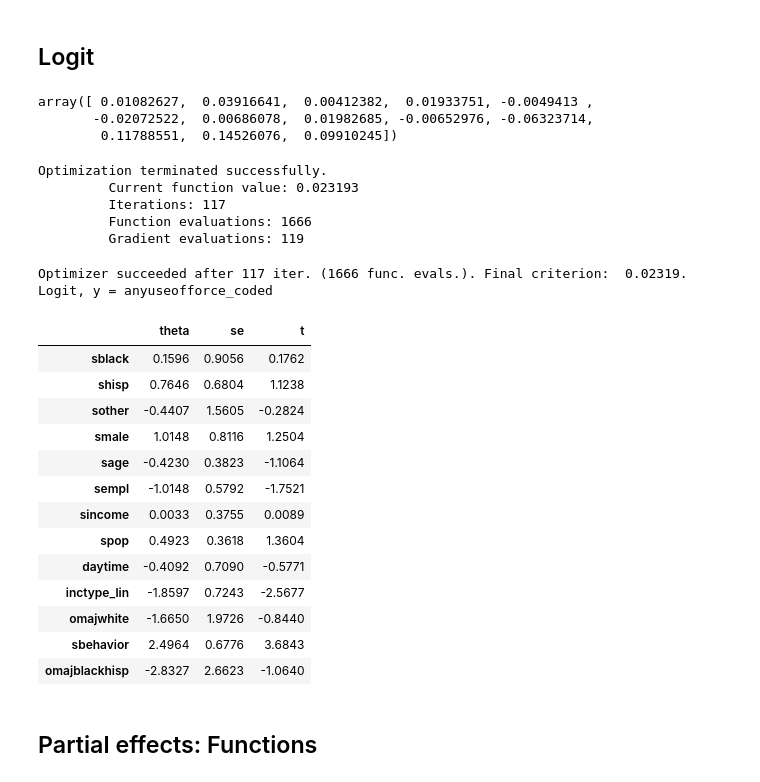
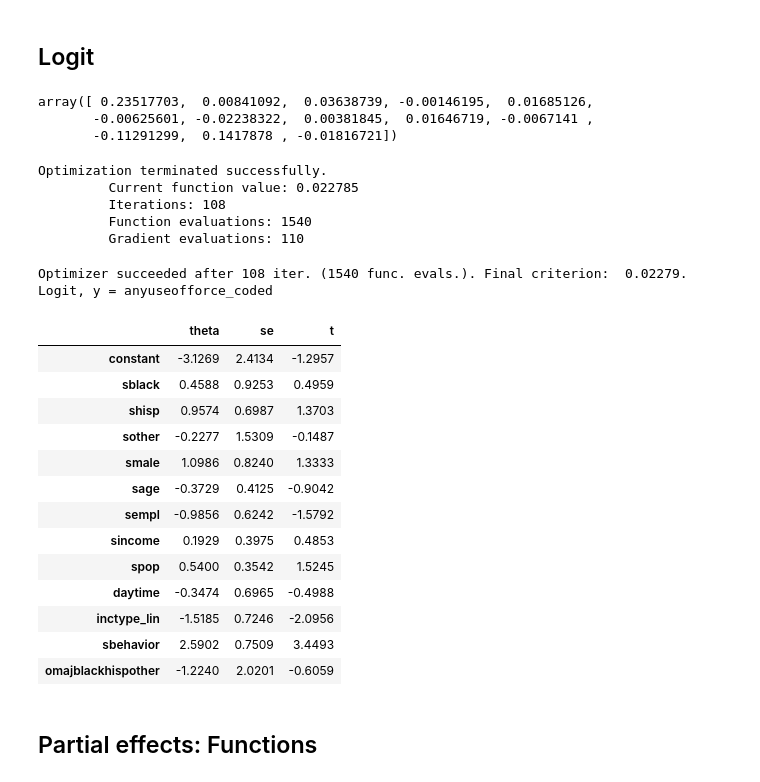
Before and after one commit to astronautfish/advmicro-assignment-3, a Jupyter notebook: assignment3.ipynb, the cells around one changed output. Saved outputs shown, nothing was run; the diff lists cells and outputs as text; code cells hidden in the pictures.

```diff
--- a/assignment3.ipynb
+++ b/assignment3.ipynb
@@ -35,6 +32,8 @@ print(f'Dummy trap in officer race: \t{data['omajother'].sum() + data['omajwhite
 print(f'Dummy trap in civilian race: \t{data['sother'].sum() + data['swhite'].sum() + data['shisp'].sum() + data['sblack'].sum() == len(data)}')  # one-hot encoded -> drop one category to avoid multicollinearity
 
 print(f'osplit is 0 for all obs: \t{data['osplit'].sum() == 0}')  # no variation -> drop feature
+
+data['constant'] = 1
 # %% [output]
 All years are the same:         True
 Dummy trap in officer race:     True
@@ -67,7 +66,8 @@ pd.DataFrame({
 ## Data selection
 # %%
 # types of features
-x_labels = ['sblack', # dummy
+x_labels = ['constant',
+ 'sblack', # dummy
  'shisp', # dummy
  #'swhite', # dummy -> dropped because of dummy trap: see earlier
  'sother', # dummy
@@ -80,17 +80,17 @@ x_labels = ['sblack', # dummy
  'inctype_lin', # categorical / dummy?
  #'omajblack', # dummy -> collaped with omajhisp for union dummy to avoid seperation
  #'omajhisp', # dummy -> collaped with omajblack for union dummy to avoid seperation
- 'omajwhite', # dummy
+ #'omajwhite', # dummy
  #'omajother', # dummy -> dropped because of dummy trap: see earlier
  #'osplit', # invariant -> dropped
  #'year' # invariant -> dropped
  'sbehavior', # dummy
  ]
 
-x_labels_imp = ['sblack', 'shisp', 'sother', 'smale', 'daytime', 'omajwhite', 'sbehavior']
+x_labels_imp = ['sblack', 'shisp', 'sother', 'smale', 'daytime', 'sbehavior']
 
-data['omajblackhisp'] = data['omajblack'] + data['omajhisp']
-x_labels += ['omajblackhisp']
+data['omajblackhispother'] = data['omajblack'] + data['omajhisp'] + data['omajother']
+x_labels += ['omajblackhispother']
 
 y_label = 'anyuseofforce_coded'
 
@@ -283,36 +285,37 @@ Logit, y = anyuseofforce_coded
 theta0 = logit.starting_values(y, x)
 theta0
 # %% [output]
-array([ 0.01082627,  0.03916641,  0.00412382,  0.01933751, -0.0049413 ,
-       -0.02072522,  0.00686078,  0.01982685, -0.00652976, -0.06323714,
-        0.11788551,  0.14526076,  0.09910245])
+array([ 0.23517703,  0.00841092,  0.03638739, -0.00146195,  0.01685126,
+       -0.00625601, -0.02238322,  0.00381845,  0.01646719, -0.0067141 ,
+       -0.11291299,  0.1417878 , -0.01816721])
 # %%
 logit_results = est.estimate(logit.q, theta0, y, x)
 # %% [output]
 Optimization terminated successfully.
-         Current function value: 0.023193
-         Iterations: 117
-         Function evaluations: 1666
-         Gradient evaluations: 119
+         Current function value: 0.022785
+         Iterations: 108
+         Function evaluations: 1540
+         Gradient evaluations: 110
 # %%
 logit_tab = est.print_table(x_labels, logit_results, title=f'Logit, y = {y_label}')
+b_logit = logit_tab.theta
 logit_tab
 # %% [output]
-Optimizer succeeded after 117 iter. (1666 func. evals.). Final criterion:  0.02319.
+Optimizer succeeded after 108 iter. (1540 func. evals.). Final criterion:  0.02279.
 Logit, y = anyuseofforce_coded
 |  | theta | se | t |
-| sblack | 0.1596 | 0.9056 | 0.1762 |
-| shisp | 0.7646 | 0.6804 | 1.1238 |
-| sother | -0.4407 | 1.5605 | -0.2824 |
-| smale | 1.0148 | 0.8116 | 1.2504 |
-| sage | -0.4230 | 0.3823 | -1.1064 |
-| sempl | -1.0148 | 0.5792 | -1.7521 |
-| sincome | 0.0033 | 0.3755 | 0.0089 |
-| spop | 0.4923 | 0.3618 | 1.3604 |
-| daytime | -0.4092 | 0.7090 | -0.5771 |
-| inctype_lin | -1.8597 | 0.7243 | -2.5677 |
-| omajwhite | -1.6650 | 1.9726 | -0.8440 |
-| sbehavior | 2.4964 | 0.6776 | 3.6843 |
-| omajblackhisp | -2.8327 | 2.6623 | -1.0640 |
+| constant | -3.1269 | 2.4134 | -1.2957 |
+| sblack | 0.4588 | 0.9253 | 0.4959 |
+| shisp | 0.9574 | 0.6987 | 1.3703 |
+| sother | -0.2277 | 1.5309 | -0.1487 |
+| smale | 1.0986 | 0.8240 | 1.3333 |
+| sage | -0.3729 | 0.4125 | -0.9042 |
+| sempl | -0.9856 | 0.6242 | -1.5792 |
+| sincome | 0.1929 | 0.3975 | 0.4853 |
+| spop | 0.5400 | 0.3542 | 1.5245 |
+| daytime | -0.3474 | 0.6965 | -0.4988 |
+| inctype_lin | -1.5185 | 0.7246 | -2.0956 |
+| sbehavior | 2.5902 | 0.7509 | 3.4493 |
+| omajblackhispother | -1.2240 | 2.0201 | -0.6059 |
 # %% [markdown]
 ## Partial effects: Functions
```
Also changed, not shown: parts of 32 cells of this notebook, 12 other files.
